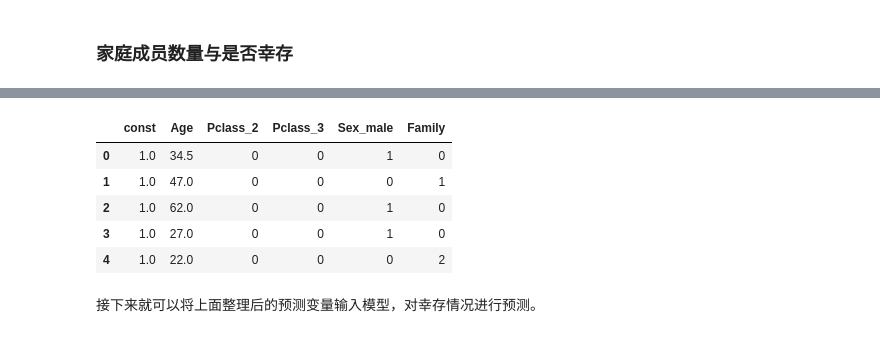
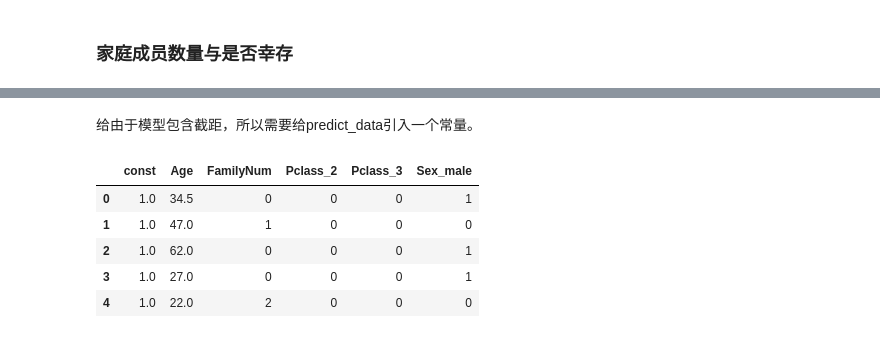
Before and after one commit to whywesson/Python-Data-Analysis, a Jupyter notebook: 06 项目实战 _ 用逻辑回归预测泰坦尼克号幸存情况.ipynb, the cells around one changed output, grey strips where cells are left out. Cells and saved outputs as stored; diff of their text form; code cells hidden in the pictures.

```diff
--- a/06 项目实战 _ 用逻辑回归预测泰坦尼克号幸存情况.ipynb
+++ b/06 项目实战 _ 用逻辑回归预测泰坦尼克号幸存情况.ipynb
@@ -745,0 +707,3 @@ lr_titanic_test.head()
+# %%
+predict_data['Age'] = predict_data['Age'].fillna(predict_data['Age'].mean())
+predict_data['Age'].isnull().sum()
@@ -769,0 +726,4 @@ lr_titanic_test.head()
+# %%
+predict_data['FamilyNum'] = predict_data['SibSp'] + predict_data['Parch']
+predict_data = predict_data.drop(['PassengerId','Name','SibSp','Parch','Ticket','Fare','Cabin','Embarked'], axis=1)
+predict_data.head()
@@ -769,0 +739,4 @@ lr_titanic_test.head()
+# %%
+predict_data['Pclass'] = pd.Categorical(predict_data['Pclass'], categories=['1','2','3'])
+predict_data['Sex'] = pd.Categorical(predict_data['Sex'], categories=['female', 'male'])
+predict_data.info()
@@ -769,0 +757,3 @@ lr_titanic_test.head()
+# %%
+predict_data = pd.get_dummies(predict_data, dtype=int, columns=['Pclass','Sex'], drop_first=True)
+predict_data.head()
@@ -770,12 +767,12 @@ lr_titanic_test.head()
+# %% [markdown]
+给由于模型包含截距，所以需要给predict_data引入一个常量。
 # %%
-X_titanic_test = sm.add_constant(lr_titanic_test)
-X_titanic_test.head()
+predict_data = sm.add_constant(predict_data)
+predict_data.head()
 # %% [output]
-|  | const | Age | Pclass_2 | Pclass_3 | Sex_male | Family |
-| 0 | 1.0 | 34.5 | 0 | 0 | 1 | 0 |
-| 1 | 1.0 | 47.0 | 0 | 0 | 0 | 1 |
-| 2 | 1.0 | 62.0 | 0 | 0 | 1 | 0 |
-| 3 | 1.0 | 27.0 | 0 | 0 | 1 | 0 |
-| 4 | 1.0 | 22.0 | 0 | 0 | 0 | 2 |
+|  | const | Age | FamilyNum | Pclass_2 | Pclass_3 | Sex_male |
+| 0 | 1.0 | 34.5 | 0 | 0 | 0 | 1 |
+| 1 | 1.0 | 47.0 | 1 | 0 | 0 | 0 |
+| 2 | 1.0 | 62.0 | 0 | 0 | 0 | 1 |
+| 3 | 1.0 | 27.0 | 0 | 0 | 0 | 1 |
+| 4 | 1.0 | 22.0 | 2 | 0 | 0 | 0 |
-# %% [markdown]
-接下来就可以将上面整理后的预测变量输入模型，对幸存情况进行预测。
```
Also changed, not shown: parts of 258 cells of this notebook.
